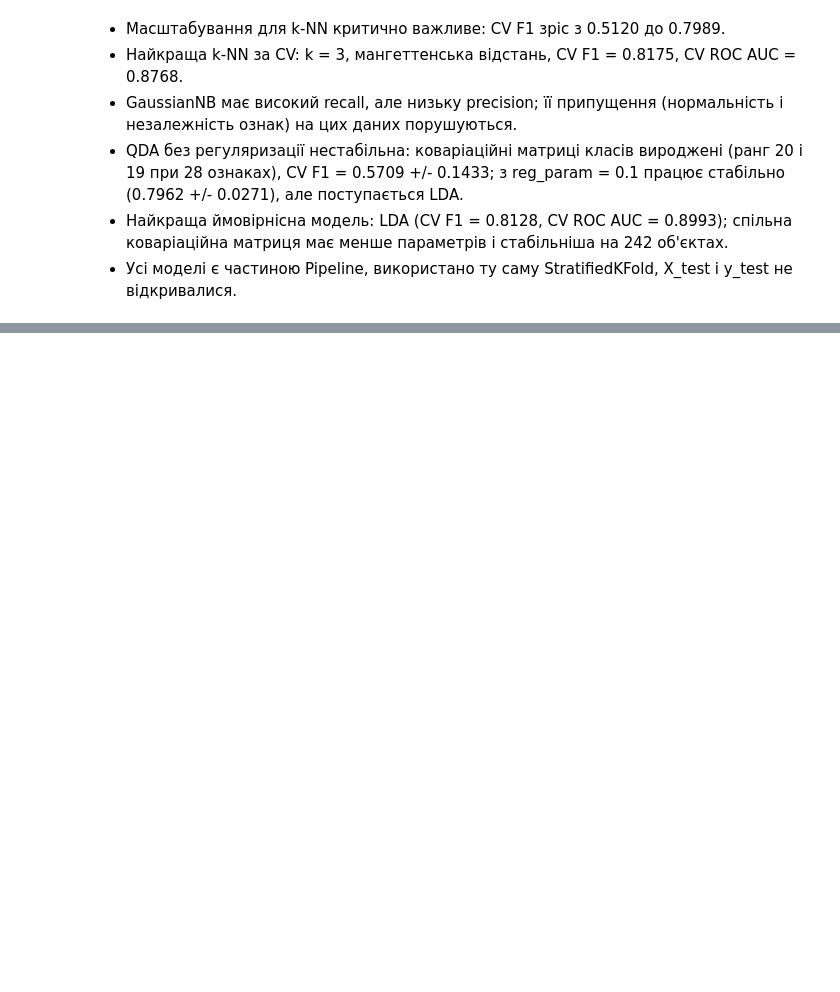
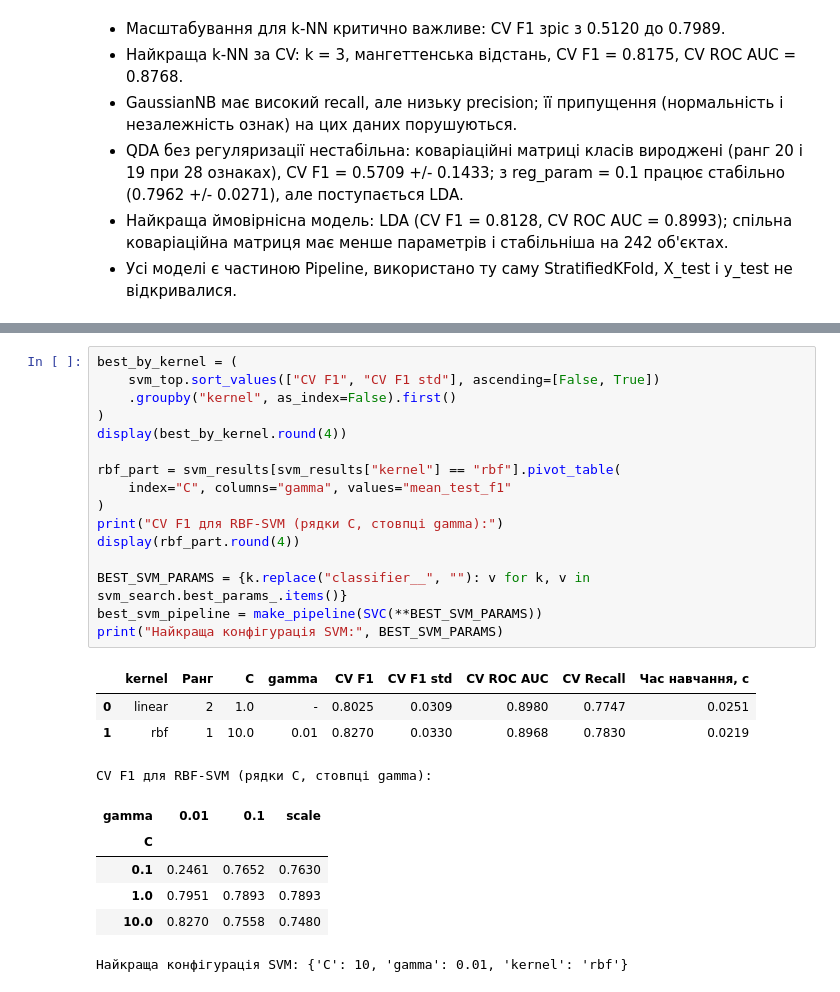
Before and after one commit to Konoplyai/pattern-recognition-practice, a Jupyter notebook: classification-mini-project/notebooks/PR04_Konoplia_I.ipynb, the cells around one changed output, grey strips where cells are left out. Saved outputs shown, nothing was run; the diff lists cells and outputs as text; blank space fills up the shorter version.

```diff
--- a/classification-mini-project/notebooks/PR04_Konoplia_I.ipynb
+++ b/classification-mini-project/notebooks/PR04_Konoplia_I.ipynb
@@ -808,0 +897,27 @@ display(oof_table)
+# %%
+best_by_kernel = (
+    svm_top.sort_values(["CV F1", "CV F1 std"], ascending=[False, True])
+    .groupby("kernel", as_index=False).first()
+)
+display(best_by_kernel.round(4))
+
+rbf_part = svm_results[svm_results["kernel"] == "rbf"].pivot_table(
+    index="C", columns="gamma", values="mean_test_f1"
+)
+print("CV F1 для RBF-SVM (рядки C, стовпці gamma):")
+display(rbf_part.round(4))
+
+BEST_SVM_PARAMS = {k.replace("classifier__", ""): v for k, v in svm_search.best_params_.items()}
+best_svm_pipeline = make_pipeline(SVC(**BEST_SVM_PARAMS))
+print("Найкраща конфігурація SVM:", BEST_SVM_PARAMS)
+# %% [output]
+|  | kernel | Ранг | C | gamma | CV F1 | CV F1 std | CV ROC AUC | CV Recall | Час навчання, с |
+| 0 | linear | 2 | 1.0 | - | 0.8025 | 0.0309 | 0.8980 | 0.7747 | 0.0251 |
+| 1 | rbf | 1 | 10.0 | 0.01 | 0.8270 | 0.0330 | 0.8968 | 0.7830 | 0.0219 |
+CV F1 для RBF-SVM (рядки C, стовпці gamma):
+| gamma | 0.01 | 0.1 | scale |
+| C |  |  |  |
+| 0.1 | 0.2461 | 0.7652 | 0.7630 |
+| 1.0 | 0.7951 | 0.7893 | 0.7893 |
+| 10.0 | 0.8270 | 0.7558 | 0.7480 |
+Найкраща конфігурація SVM: {'C': 10, 'gamma': 0.01, 'kernel': 'rbf'}
```
Also changed, not shown: parts of 11 cells of this notebook.
